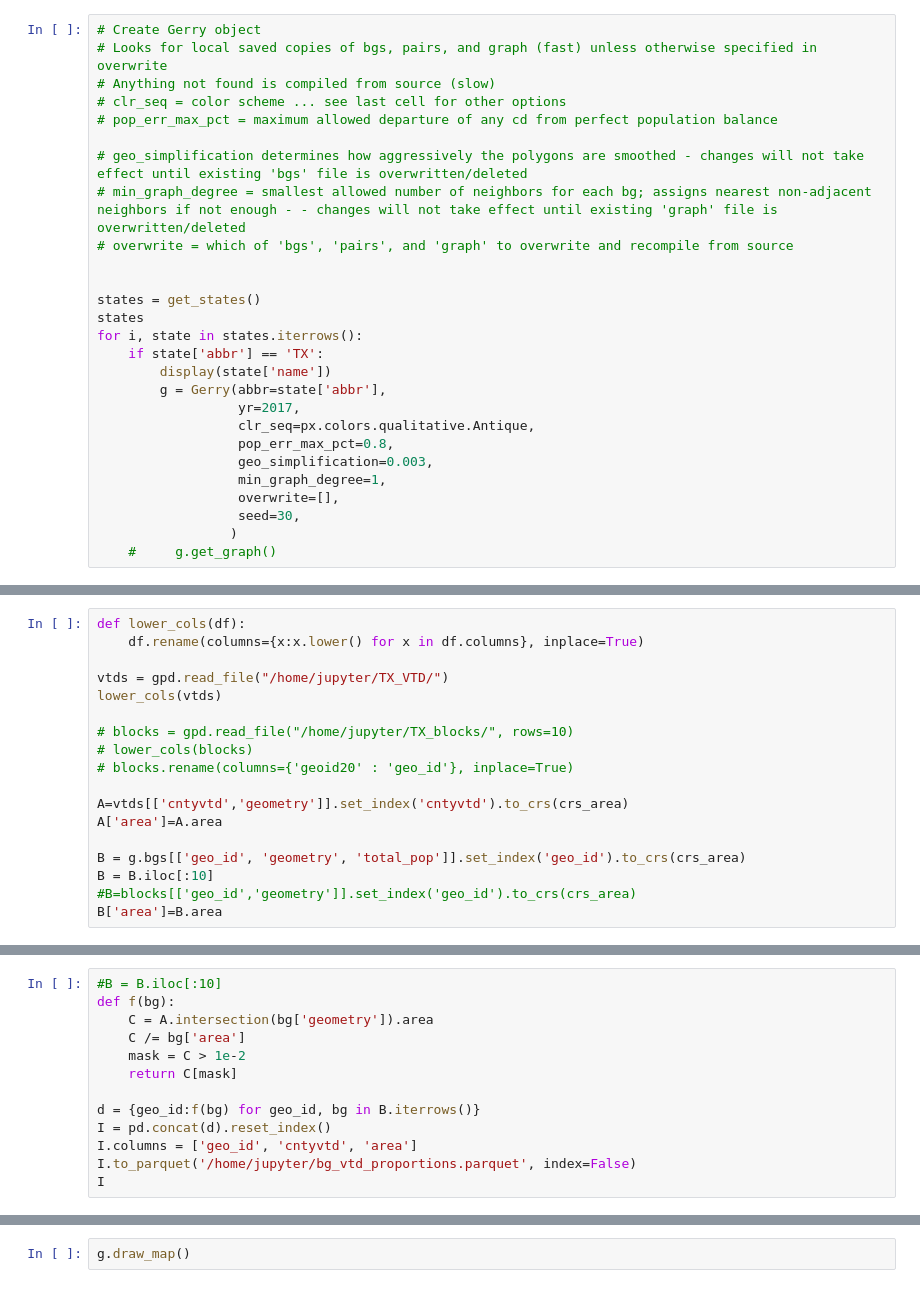
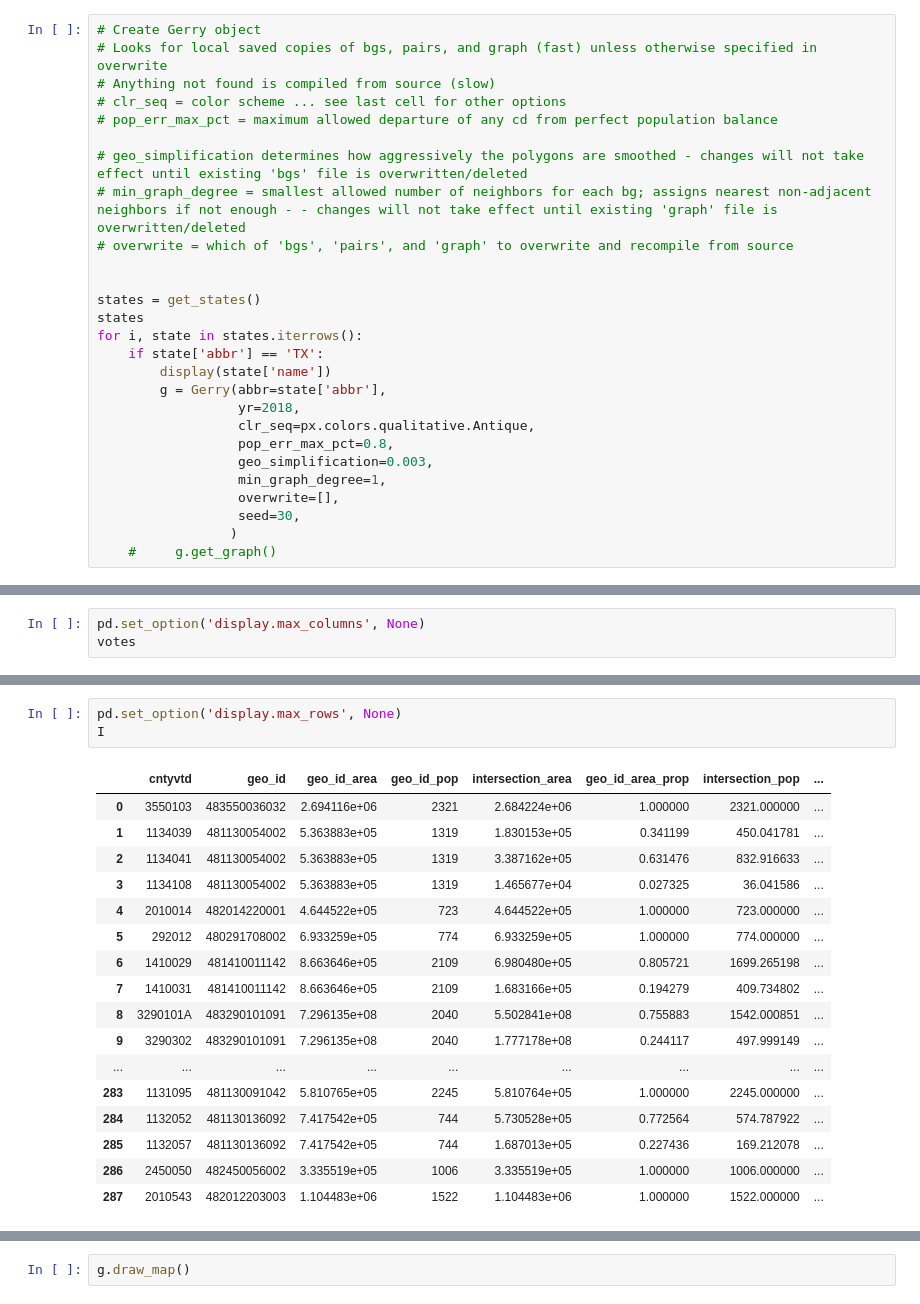
Before and after one commit to vianeyr6/MathVGerrmandering_CMAT_2021, a Jupyter notebook: Gerrymandering_v6.ipynb, the cells around one changed output, grey strips where cells are left out. Cells and saved outputs as stored; diff of their text form.

```diff
--- a/Gerrymandering_v6.ipynb
+++ b/Gerrymandering_v6.ipynb
@@ -547,7 +551,7 @@ for i, state in states.iterrows():
     if state['abbr'] == 'TX':
         display(state['name'])
         g = Gerry(abbr=state['abbr'],
-                  yr=2017,
+                  yr=2018,
                   clr_seq=px.colors.qualitative.Antique,
                   pop_err_max_pct=0.8,
                   geo_simplification=0.003,
@@ -562,18 +565,0 @@ Getting bgs - found /home/jupyter/simulations/2017/TX/bgs.parquet
-# %%
-def lower_cols(df):
-    df.rename(columns={x:x.lower() for x in df.columns}, inplace=True)
-
-vtds = gpd.read_file("/home/jupyter/TX_VTD/")
-lower_cols(vtds)
-
-# blocks = gpd.read_file("/home/jupyter/TX_blocks/", rows=10)
-# lower_cols(blocks)
-# blocks.rename(columns={'geoid20' : 'geo_id'}, inplace=True)
-
-A=vtds[['cntyvtd','geometry']].set_index('cntyvtd').to_crs(crs_area)
-A['area']=A.area
-
-B = g.bgs[['geo_id', 'geometry', 'total_pop']].set_index('geo_id').to_crs(crs_area)
-B = B.iloc[:10]
-#B=blocks[['geo_id','geometry']].set_index('geo_id').to_crs(crs_area)
-B['area']=B.area
@@ -599,13 +565,0 @@ Name: area, Length: 9190, dtype: float64
-# %%
-#B = B.iloc[:10]
-def f(bg):
-    C = A.intersection(bg['geometry']).area
-    C /= bg['area']
-    mask = C > 1e-2
-    return C[mask]
-
-d = {geo_id:f(bg) for geo_id, bg in B.iterrows()}
-I = pd.concat(d).reset_index()
-I.columns = ['geo_id', 'cntyvtd', 'area']
-I.to_parquet('/home/jupyter/bg_vtd_proportions.parquet', index=False)
-I
@@ -672,0 +610,3 @@ I
+# %%
+pd.set_option('display.max_columns', None)
+votes
@@ -672,0 +672,21 @@ I
+# %%
+pd.set_option('display.max_rows', None)
+I
+# %% [output]
+|  | cntyvtd | geo_id | geo_id_area | geo_id_pop | intersection_area | geo_id_area_prop | intersection_pop | ... |
+| 0 | 3550103 | 483550036032 | 2.694116e+06 | 2321 | 2.684224e+06 | 1.000000 | 2321.000000 | ... |
+| 1 | 1134039 | 481130054002 | 5.363883e+05 | 1319 | 1.830153e+05 | 0.341199 | 450.041781 | ... |
+| 2 | 1134041 | 481130054002 | 5.363883e+05 | 1319 | 3.387162e+05 | 0.631476 | 832.916633 | ... |
+| 3 | 1134108 | 481130054002 | 5.363883e+05 | 1319 | 1.465677e+04 | 0.027325 | 36.041586 | ... |
+| 4 | 2010014 | 482014220001 | 4.644522e+05 | 723 | 4.644522e+05 | 1.000000 | 723.000000 | ... |
+| 5 | 292012 | 480291708002 | 6.933259e+05 | 774 | 6.933259e+05 | 1.000000 | 774.000000 | ... |
+| 6 | 1410029 | 481410011142 | 8.663646e+05 | 2109 | 6.980480e+05 | 0.805721 | 1699.265198 | ... |
+| 7 | 1410031 | 481410011142 | 8.663646e+05 | 2109 | 1.683166e+05 | 0.194279 | 409.734802 | ... |
+| 8 | 3290101A | 483290101091 | 7.296135e+08 | 2040 | 5.502841e+08 | 0.755883 | 1542.000851 | ... |
+| 9 | 3290302 | 483290101091 | 7.296135e+08 | 2040 | 1.777178e+08 | 0.244117 | 497.999149 | ... |
+| ... | ... | ... | ... | ... | ... | ... | ... | ... |
+| 283 | 1131095 | 481130091042 | 5.810765e+05 | 2245 | 5.810764e+05 | 1.000000 | 2245.000000 | ... |
+| 284 | 1132052 | 481130136092 | 7.417542e+05 | 744 | 5.730528e+05 | 0.772564 | 574.787922 | ... |
+| 285 | 1132057 | 481130136092 | 7.417542e+05 | 744 | 1.687013e+05 | 0.227436 | 169.212078 | ... |
+| 286 | 2450050 | 482450056002 | 3.335519e+05 | 1006 | 3.335519e+05 | 1.000000 | 1006.000000 | ... |
+| 287 | 2010543 | 482012203003 | 1.104483e+06 | 1522 | 1.104483e+06 | 1.000000 | 1522.000000 | ... |
```
Also changed, not shown: parts of 13 cells of this notebook, 1 other file.
